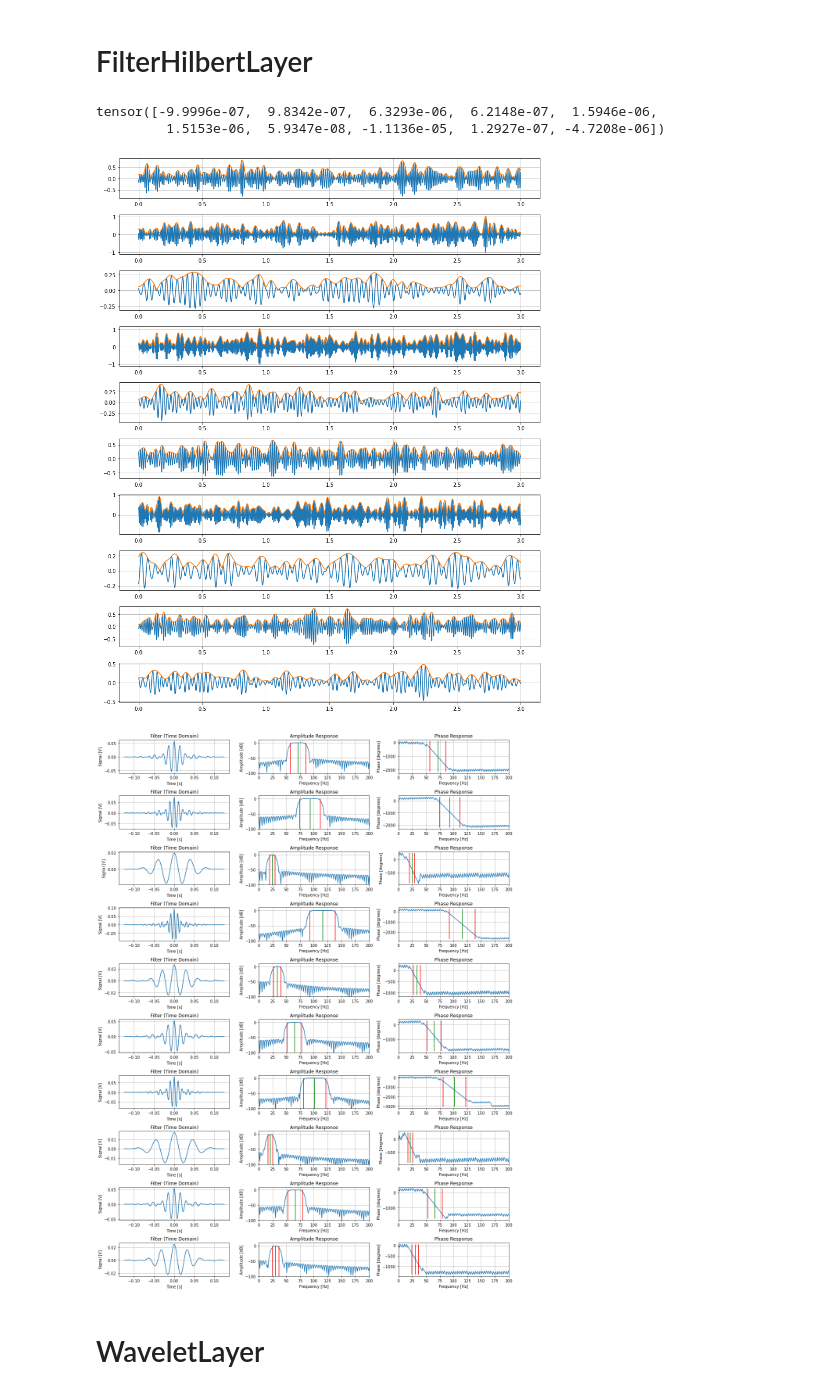
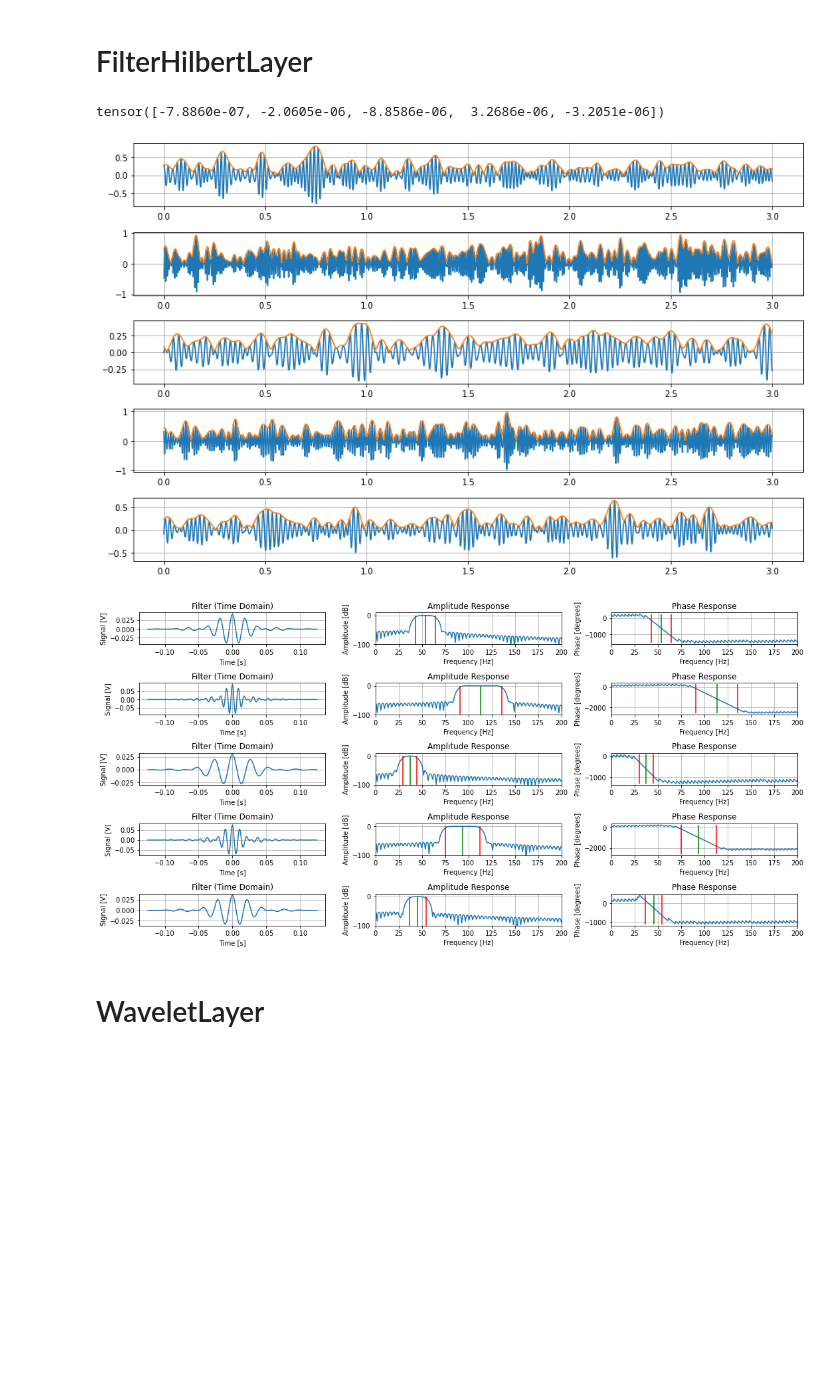
Before and after one commit to amvosk/adenvex, a Jupyter notebook: TemporalLayers.ipynb, the cells around one changed output. Saved outputs shown, nothing was run; the diff lists cells and outputs as text; code cells hidden in the pictures; blank space fills up the shorter version.

```diff
--- a/TemporalLayers.ipynb
+++ b/TemporalLayers.ipynb
@@ -13,10 +13,14 @@ from envelope_detector import SincLayer, SincHilbertLayer, WaveletLayer, Complex
 # %% [markdown]
 # SincLayer
 # %%
-torch.manual_seed(1)
+seed = 42
+torch.manual_seed(seed)
 
 srate = 1000
-n_channels = 10
+n_channels = 5
+kernel_size = 251
+fmin_init = 10
+fmax_init = 150
 freq = None
 # bandwidth = None
 bandwidth = 0.4
@@ -24,12 +28,13 @@ x = torch.randn(size=(n_channels, 3000,))
 
 sinc = SincLayer(
     n_channels=n_channels,
-    kernel_size=251,
+    kernel_size=kernel_size,
     srate=srate,
-    fmin_init=20,
-    fmax_init=150,
+    fmin_init=fmin_init,
+    fmax_init=fmax_init,
     freq=freq,
     bandwidth=bandwidth,
+    seed=seed,
 )
 
 y = sinc(x)
@@ -61,10 +65,10 @@ plt.show()
 # %%
 freqs, _, freq_low, freq_high = sinc._create_frequencies()
-filt = sinc_hilbert._create_filters(freq_low, freq_high).detach().numpy()
+filt = sinc._create_filters(freq_low, freq_high).detach().numpy()
 freqs, freq_low, freq_high = freqs.detach().numpy(), freq_low.detach().numpy(), freq_high.detach().numpy()
 # filt = filter_hilbert.create_filters().detach().numpy()
 
-fig, ax = plt.subplots(n_channels, 3, figsize=(15, 2*n_channels))
+fig, ax = plt.subplots(n_channels, 3, figsize=(15, 1.5*n_channels))
 for i in range(n_channels):
     filter_coeffs = filt[i,0]
     w, h = sg.freqz(filter_coeffs, fs=srate * 2 * math.pi)
@@ -107,10 +111,14 @@ plt.show()
 # %% [markdown]
 # FilterHilbertLayer
 # %%
-torch.manual_seed(1)
+seed = 42
+torch.manual_seed(seed)
 
 srate = 1000
-n_channels = 10
+n_channels = 5
+kernel_size = 251
+fmin_init = 10
+fmax_init = 150
 freq = None
 # bandwidth = None
 bandwidth = 0.4
@@ -118,12 +126,13 @@ x = torch.randn(size=(n_channels, 3000,))
 
 sinc_hilbert = SincHilbertLayer(
     n_channels=n_channels,
-    kernel_size=251,
+    kernel_size=kernel_size,
     srate=srate,
-    fmin_init=20,
-    fmax_init=150,
+    fmin_init=fmin_init,
+    fmax_init=fmax_init,
     freq=freq,
     bandwidth=bandwidth,
+    seed=seed,
 )
 
 y_ = sinc_hilbert(x, return_filtered=True)
@@ -133,8 +142,7 @@ assert x.shape == y.shape
 y_.mean().backward()
 sinc_hilbert.coef_freq.grad
 # %% [output]
-tensor([-9.9996e-07,  9.8342e-07,  6.3293e-06,  6.2148e-07,  1.5946e-06,
-         1.5153e-06,  5.9347e-08, -1.1136e-05,  1.2927e-07, -4.7208e-06])
+tensor([-7.8860e-07, -2.0605e-06, -8.8586e-06,  3.2686e-06, -3.2051e-06])
 # %%
 x_numpy = x.numpy()
 y_numpy_ = y_.detach().numpy()
@@ -152,16 +160,17 @@ for i in range(n_channels):
     ax[i].grid(True)
 
 plt.tight_layout()
+# plt.savefig('figure/sincnet_example')
 plt.show()
 # %% [output]
-[figure, old version]
+[figure, new version]
 # %%
 freqs, _, freq_low, freq_high = sinc_hilbert._create_frequencies()
 filt = sinc_hilbert._create_filters(freq_low, freq_high).detach().numpy()
 freqs, freq_low, freq_high = freqs.detach().numpy(), freq_low.detach().numpy(), freq_high.detach().numpy()
 # filt = filter_hilbert.create_filters().detach().numpy()
 
-fig, ax = plt.subplots(n_channels, 3, figsize=(15, 2*n_channels))
+fig, ax = plt.subplots(n_channels, 3, figsize=(15, 1.5*n_channels))
 for i in range(n_channels):
     filter_coeffs = filt[i,0]
     w, h = sg.freqz(filter_coeffs, fs=srate * 2 * math.pi)
@@ -173,34 +182,35 @@ for i in range(n_channels):
     ax[i,0].plot(sinc_hilbert._scale.numpy()[0,0], filter_coeffs)
     ax[i,0].set_ylabel('Signal [V]')
     ax[i,0].set_xlabel('Time [s]')
     ax[i,0].set_title('Filter (Time Domain)')
     ax[i,0].grid(True)
 
     ax[i,1].plot(freq, amp)
     ax[i,1].vlines(freqs[i], np.min(amp), np.max(amp), colors='g')
     ax[i,1].vlines(freq_low[i], np.min(amp), np.max(amp), colors='r')
     ax[i,1].vlines(freq_high[i], np.min(amp), np.max(amp), colors='r')
     ax[i,1].set_ylim(-100, 10)
     ax[i,1].set_xlim(0, 200)
     ax[i,1].set_ylabel('Amplitude [dB]')
     ax[i,1].set_xlabel('Frequency [Hz]')
     ax[i,1].set_title('Amplitude Response')
     ax[i,1].grid(True)
 
     ax[i,2].plot(freq, phase)
     ax[i,2].vlines(freqs[i], np.min(phase), np.max(phase), colors='g')
     ax[i,2].vlines(freq_low[i], np.min(phase), np.max(phase), colors='r')
     ax[i,2].vlines(freq_high[i], np.min(phase), np.max(phase), colors='r')
     ax[i,2].set_xlim(0, 200)
     ax[i,2].set_xlabel('Frequency [Hz]')
     ax[i,2].set_ylabel('Phase [degrees]')
     ax[i,2].set_title('Phase Response')
     ax[i,2].grid(True)
 
 plt.tight_layout()
+# plt.savefig('figure/sincnet_timefreq')
 plt.show()
 # %% [output]
-[figure, old version]
+[figure, new version]
 # %% [markdown]
 # WaveletLayer
 # %%
```
Also changed, not shown: parts of 9 cells of this notebook, 1 other file.
